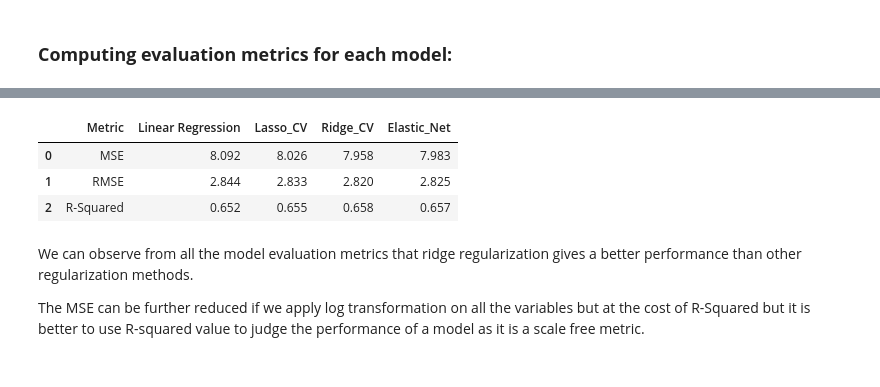
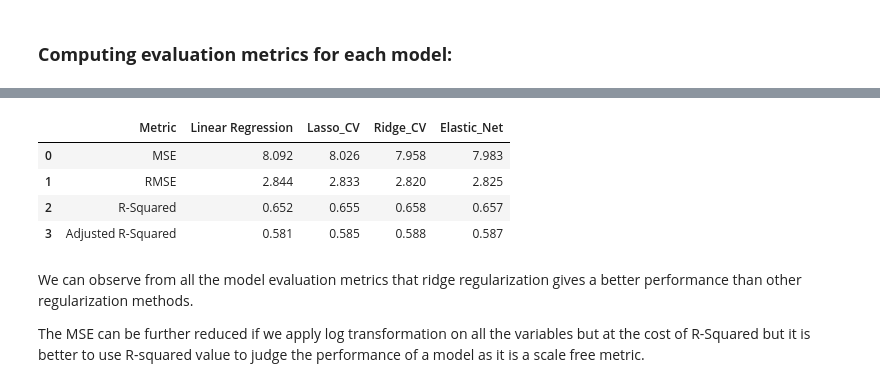
Before and after one commit to Rudrajit12/ML_Projects, a Jupyter notebook: Linear_Regression_Boston_Housing_Data.ipynb, the cells around one changed output, grey strips where cells are left out. Drawn from its saved outputs; the diff is of its cells as text; code cells hidden in the pictures.

```diff
--- a/Linear_Regression_Boston_Housing_Data.ipynb
+++ b/Linear_Regression_Boston_Housing_Data.ipynb
@@ -469,18 +465,19 @@ R2 score is 0.6574892050856305
 ---------------------------
 # %%
 models = pd.DataFrame(
-    {'Metric': ['MSE','RMSE','R-Squared'],
-     'Linear Regression': [8.092, 2.844, 0.652],
-     'Lasso_CV': [8.026, 2.833, 0.655],
-     'Ridge_CV': [7.958, 2.820, 0.658],
-     'Elastic_Net': [7.983, 2.825, 0.657]}
+    {'Metric': ['MSE','RMSE','R-Squared','Adjusted R-Squared'],
+     'Linear Regression': [8.092, 2.844, 0.652, 0.581],
+     'Lasso_CV': [8.026, 2.833, 0.655, 0.585],
+     'Ridge_CV': [7.958, 2.820, 0.658, 0.588],
+     'Elastic_Net': [7.983, 2.825, 0.657, 0.587]}
 )
 models
 # %% [output]
 |  | Metric | Linear Regression | Lasso_CV | Ridge_CV | Elastic_Net |
 | 0 | MSE | 8.092 | 8.026 | 7.958 | 7.983 |
 | 1 | RMSE | 2.844 | 2.833 | 2.820 | 2.825 |
 | 2 | R-Squared | 0.652 | 0.655 | 0.658 | 0.657 |
+| 3 | Adjusted R-Squared | 0.581 | 0.585 | 0.588 | 0.587 |
 # %% [markdown]
 We can observe from all the model evaluation metrics that ridge regularization gives a better performance than other regularization methods.
 
```
Also changed, not shown: parts of 8 cells of this notebook.
